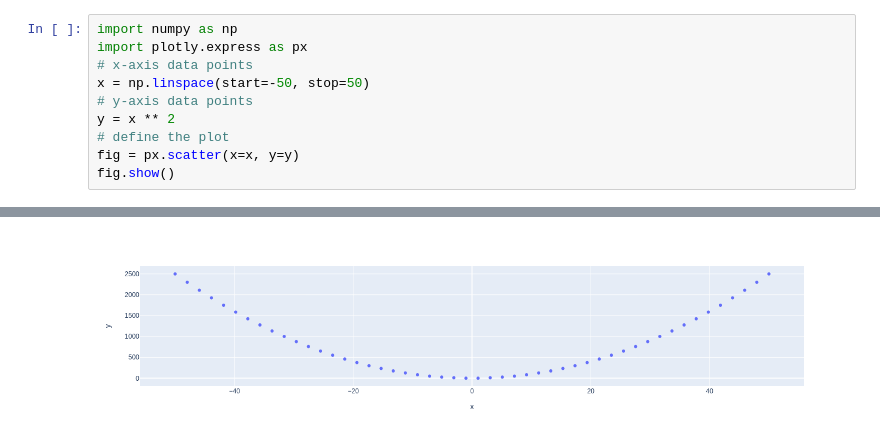
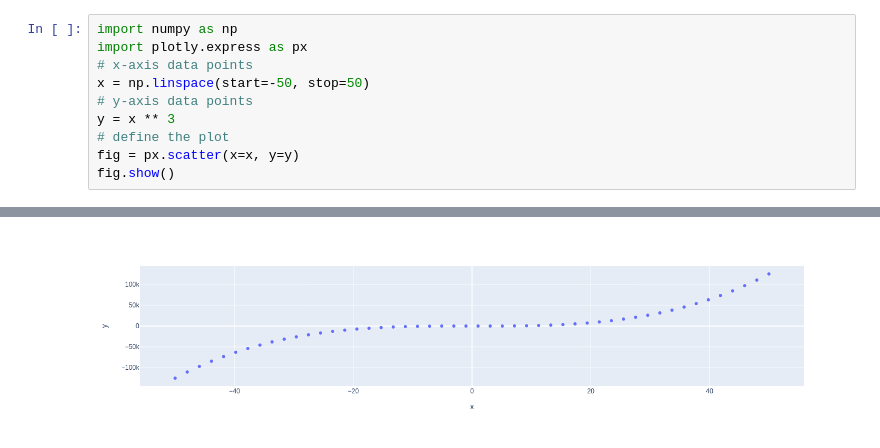
Before and after one commit to oballest/my-notebooks-repo, a Jupyter notebook: experiment1.ipynb, the cells around one changed output, grey strips where cells are left out. Cells and saved outputs as stored; diff of their text form.

```diff
--- a/experiment1.ipynb
+++ b/experiment1.ipynb
@@ -4,7 +4,7 @@ import plotly.express as px
 # x-axis data points
 x = np.linspace(start=-50, stop=50)
 # y-axis data points
-y = x ** 2
+y = x ** 3
 # define the plot
 fig = px.scatter(x=x, y=y)
 fig.show()
@@ -13 +12 @@ fig.show()
-[figure, old version]
+[figure, new version]
```
Also changed, not shown: parts of 1 cell of this notebook.
